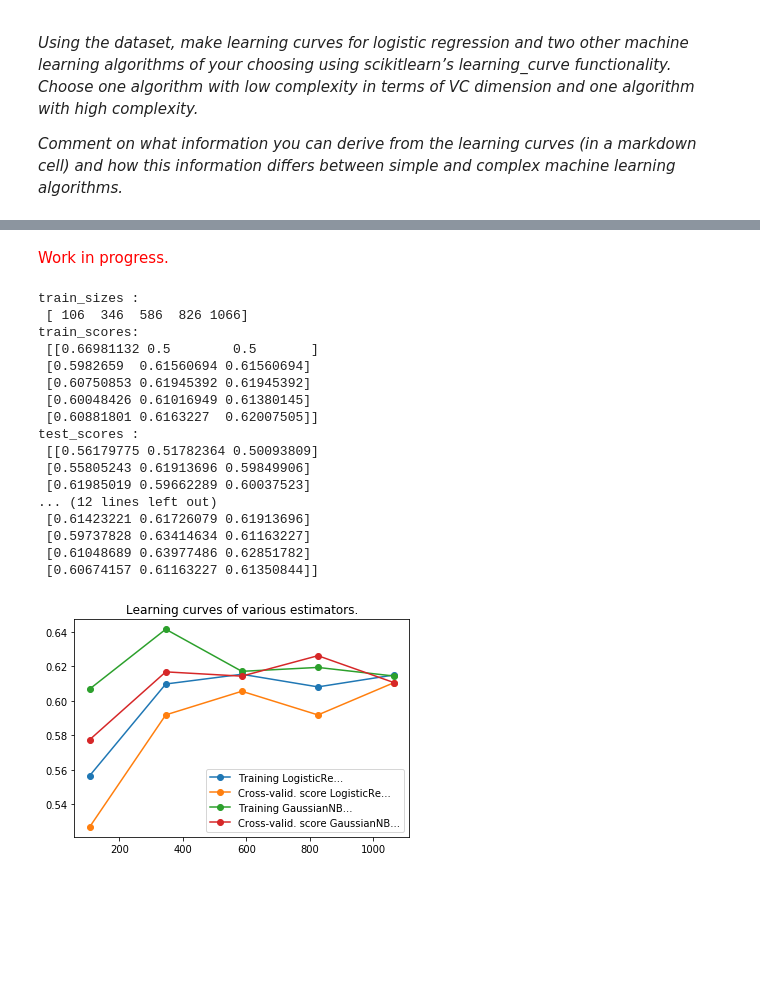
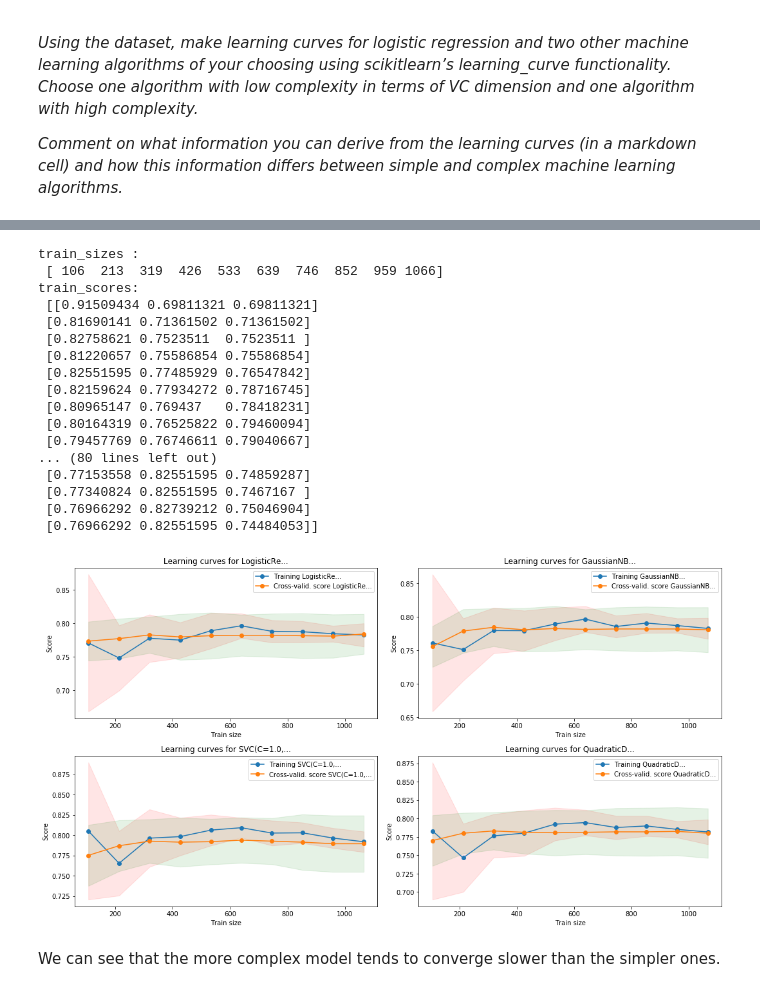
Before and after one commit to vipulpopat/MSCAI_Sem1_Etivity2, a Jupyter notebook: Etivity2-18263461.ipynb, the cells around one changed output, grey strips where cells are left out. Saved outputs shown, nothing was run; the diff lists cells and outputs as text; code cells hidden in the pictures; blank space fills up the shorter version.

```diff
--- a/Etivity2-18263461.ipynb
+++ b/Etivity2-18263461.ipynb
@@ -674,6 +621,0 @@ data['balance_log'] = np.log(data.b2.apply(lambda x: x + abs(min_balance) + 1))
-# %%
-# Replace the NaN with zeros
-data['balance_log'] = data['balance_log'].replace(np.nan, 0)
-
-# Alternative way to replace values:
-# data['balance_log'].fillna(0, inplace=True)
@@ -715,0 +622,4 @@ plot_data('ratio_ln_inc_minmax', 'ratio_ln_inc_minmax')
+# %%
+min_balance = data['balance'].min()
+data['balance_log'] = np.log(data.balance.apply(lambda x: x + abs(min_balance) + 1))
+plot_histogram('balance_log')
@@ -819,10 +820,12 @@ Steps followed to prepare the data for logistic regression:
   * Shuffle the data and split between training and testing data
   * Fit the model on the training data set
 # %%
-# extract features
-#feature_cols = ['ratio_bal_ln', 'ratio_ln_inc']
-#X = data.loc[:, feature_cols].values
-X = my_data_pca
+feature_cols = ['ratio_bal_ln', 'ratio_ln_inc']
+X = data.loc[:, feature_cols].values
+
+# For running Logreg against PCA data
+#X = my_data_pca
+
 # extract target
 data['subscribed_code'] = data['subscribed'].map({'yes': 1, 'no': -1})
 y = data.subscribed_code
@@ -937,52 +930,64 @@ https://scikit-learn.org/stable/auto_examples/model_selection/plot_learning_curv
-# %% [markdown]
-<span style="color:red">Work in progress.</span>
 # %%
-from sklearn.model_selection import learning_curve
-from sklearn.naive_bayes import GaussianNB
-
+from sklearn.model_selection import ShuffleSplit
 def plot_learning(estimator):
     cv=None
+    #cv = ShuffleSplit(n_splits=100, test_size=0.2, random_state=0)
     n_jobs=None
-    train_sizes=np.linspace(.1, 1.0, 5)
+    train_sizes=np.linspace(.1, 1.0, 10)
 
     train_sizes, train_scores, test_scores = learning_curve(estimator, X_train, y_train, cv=cv, n_jobs=n_jobs, train_sizes=train_sizes)
     print("train_sizes :\n", train_sizes)
     print("train_scores:\n", train_scores)
     print("test_scores :\n", test_scores)
 
     train_scores_mean = np.mean(train_scores, axis=1)
     train_scores_std = np.std(train_scores, axis=1)
     test_scores_mean = np.mean(test_scores, axis=1)
     test_scores_std = np.std(test_scores, axis=1)
 
     label_train = "Training " + str(estimator)[:10] + "..."
     label_cross_valid = "Cross-valid. score " + str(estimator)[:10] + "..."
 
+    plt.fill_between(train_sizes, train_scores_mean - train_scores_std,
+                     train_scores_mean + train_scores_std, alpha=0.1,
+                     color="r")
+    plt.fill_between(train_sizes, test_scores_mean - test_scores_std,
+                     test_scores_mean + test_scores_std, alpha=0.1, color="g")
+
     plt.plot(train_sizes, train_scores_mean, 'o-', label=label_train)
     plt.plot(train_sizes, test_scores_mean, 'o-', label=label_cross_valid)
     plt.legend(loc="best")
-    plt.title("Learning curves of various estimators.")
+    plt.title("Learning curves for " +  str(estimator)[:10] + "...")
 
-estimators = [LogisticRegression(), GaussianNB()]
+estimators = [LogisticRegression(), GaussianNB(), SVC(), QuadraticDiscriminantAnalysis()]
 
+fig = plt.figure(figsize=(15,20))
+counter = 0
 for e in estimators:
+    counter +=1
+    ax2 = fig.add_subplot(5, 2, counter)
+    ax2.set_xlabel('Train size')
+    ax2.set_ylabel('Score')
     plot_learning(e)
+plt.tight_layout()
 # %% [output]
 train_sizes :
- [ 106  346  586  826 1066]
+ [ 106  213  319  426  533  639  746  852  959 1066]
 train_scores:
- [[0.66981132 0.5        0.5       ]
- [0.5982659  0.61560694 0.61560694]
- [0.60750853 0.61945392 0.61945392]
- [0.60048426 0.61016949 0.61380145]
- [0.60881801 0.6163227  0.62007505]]
-test_scores :
- [[0.56179775 0.51782364 0.50093809]
- [0.55805243 0.61913696 0.59849906]
- [0.61985019 0.59662289 0.60037523]
-... (12 lines left out)
- [0.61423221 0.61726079 0.61913696]
- [0.59737828 0.63414634 0.61163227]
- [0.61048689 0.63977486 0.62851782]
- [0.60674157 0.61163227 0.61350844]]
+ [[0.91509434 0.69811321 0.69811321]
+ [0.81690141 0.71361502 0.71361502]
+ [0.82758621 0.7523511  0.7523511 ]
+ [0.81220657 0.75586854 0.75586854]
+ [0.82551595 0.77485929 0.76547842]
+ [0.82159624 0.77934272 0.78716745]
+ [0.80965147 0.769437   0.78418231]
+ [0.80164319 0.76525822 0.79460094]
+ [0.79457769 0.76746611 0.79040667]
+... (80 lines left out)
+ [0.77153558 0.82551595 0.74859287]
+ [0.77340824 0.82551595 0.7467167 ]
+ [0.76966292 0.82739212 0.75046904]
+ [0.76966292 0.82551595 0.74484053]]
-[figure, old version]
+[figure, new version]
+# %% [markdown]
+We can see that the more complex model tends to converge slower than the simpler ones.
```
Also changed, not shown: parts of 82 cells of this notebook.
